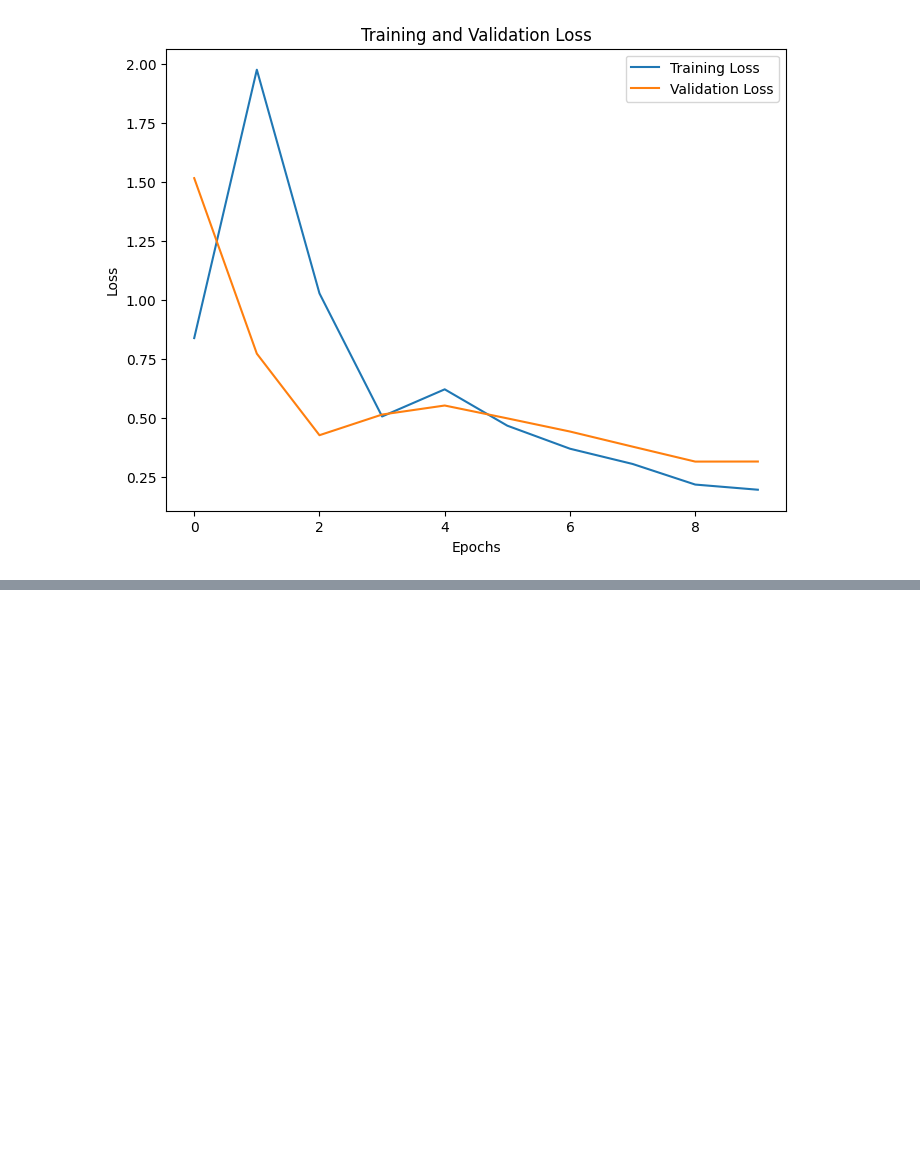
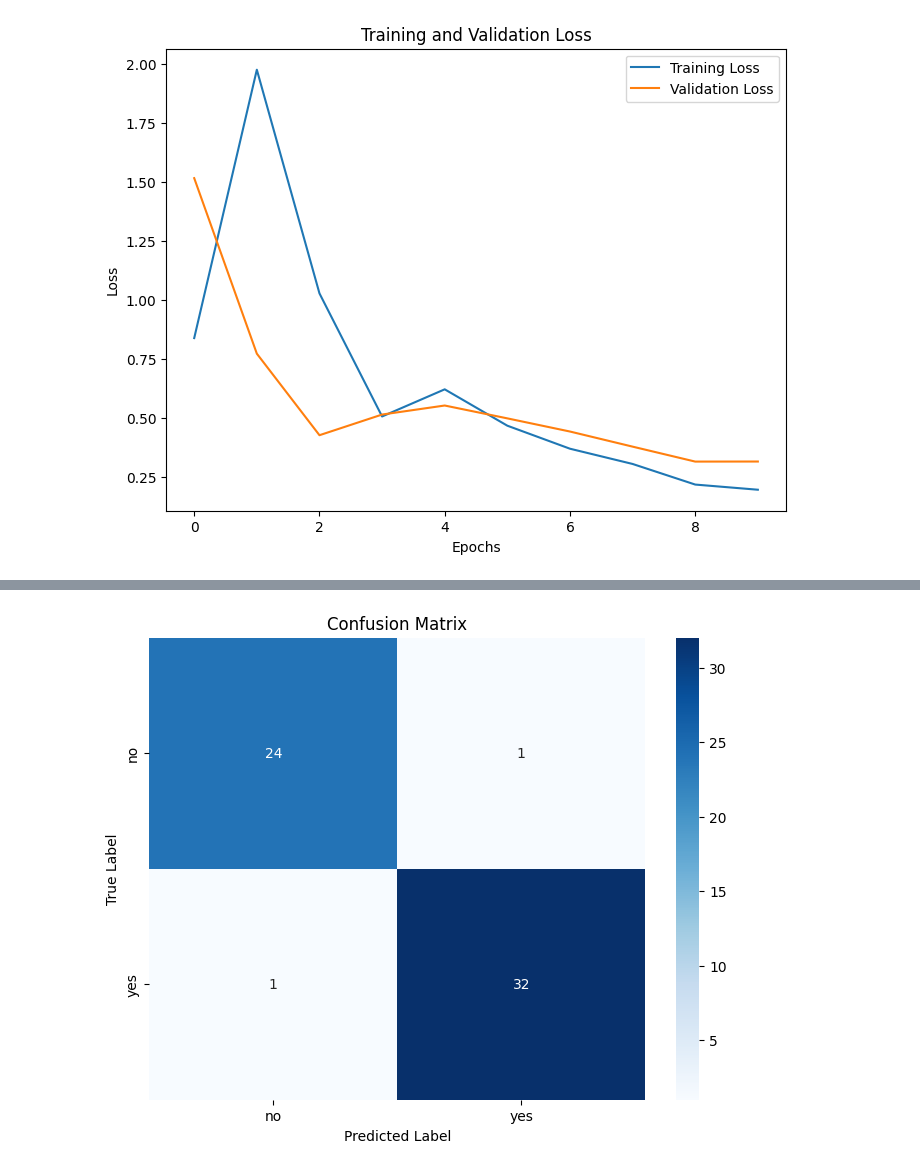
Before and after one commit to arybadj/brain-tumor, a Jupyter notebook: file.ipynb, the cells around one changed output, grey strips where cells are left out. Drawn from its saved outputs; the diff is of its cells as text; code cells hidden in the pictures; blank space fills up the shorter version.

```diff
--- a/file.ipynb
+++ b/file.ipynb
@@ -138,3 +138,16 @@ plt.show()
 # %% [output]
 [figure]
 [figure]
+# %%
+import numpy as np
+from sklearn.metrics import confusion_matrix, classification_report
+import seaborn as sns
+import matplotlib.pyplot as plt
+
+# Generate predictions for the test dataset
+predictions = model.predict(test_generator)
+predicted_classes = np.where(predictions > 0.5, 1, 0)  # Convert probabilities to binary classes
+
+# True labels
+true_classes = test_generator.classes
+class_labels = list(test_generator.class_indices.keys())
@@ -140,0 +156,13 @@ plt.show()
+# %%
+# Generate confusion matrix
+cm = confusion_matrix(true_classes, predicted_classes)
+
+# Display confusion matrix as a heatmap
+plt.figure(figsize=(8, 6))
+sns.heatmap(cm, annot=True, fmt='d', cmap='Blues', xticklabels=class_labels, yticklabels=class_labels)
+plt.title('Confusion Matrix')
+plt.xlabel('Predicted Label')
+plt.ylabel('True Label')
+plt.show()
+# %% [output]
+[figure, added]
```
Also changed, not shown: parts of 2 cells of this notebook.
